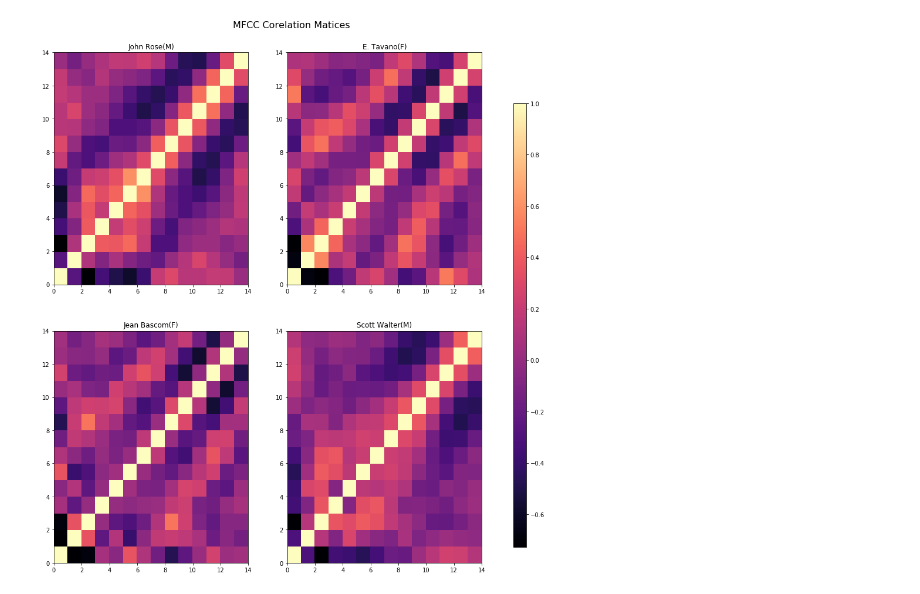
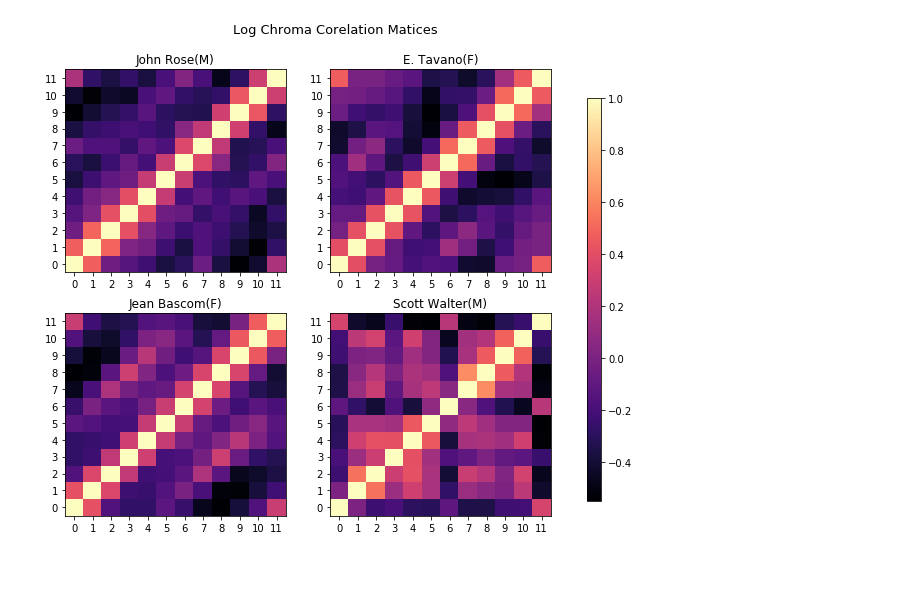
Before and after one commit to anshulshah96/Voice-Synthesizer, a Jupyter notebook: notebooks/plots/person_audio_plots.ipynb, the cells around one changed output. Saved outputs shown, nothing was run; the diff lists cells and outputs as text; code cells hidden in the pictures; blank space fills up the shorter version.

Commit message:
All Plots and Generated Voice Samples Added

```diff
--- a/notebooks/plots/person_audio_plots.ipynb
+++ b/notebooks/plots/person_audio_plots.ipynb
@@ -28,0 +43,21 @@ from pylab import pcolor, show, colorbar, xticks, yticks
+# %%
+fig, axes = plt.subplots(nrows=2, ncols=2,figsize=(10,8))
+
+plt.setp(axes, xticks=arange(0.5,14.5), xticklabels=range(0,14),
+        yticks=arange(0.5,14.5), yticklabels=range(0,14))
+
+plt.yticks(arange(0.5,12.5),range(0,12))
+
+for i,pid in enumerate([0,1,32,33]):
+    R = corrcoef(orig_df[orig_df['id']==pid][mfcc_list],rowvar = 0)
+    axobj = axes.flat[i]
+    plot1 = axobj.pcolormesh(R,cmap='magma');
+    _ = axobj.set_title(get_person_info(orig_df,pid));
+
+fig.subplots_adjust(hspace=0.2);
+fig.subplots_adjust(right=0.8);
+fig.suptitle("MFCC Corelation Matices",fontsize = 13)
+
+fig.subplots_adjust(top=0.90)
+cbar_ax = fig.add_axes([0.85, 0.15, 0.02, 0.7]);
+fig.colorbar(plot1, cax=cbar_ax);
@@ -29,25 +66,21 @@ from pylab import pcolor, show, colorbar, xticks, yticks
 # %%
-fig, axes = plt.subplots(nrows=2, ncols=2,figsize=(15,15))
+fig, axes = plt.subplots(nrows=2, ncols=2,figsize=(10,8))
 
-def get_person_info(df, pid):
-    row = orig_df[orig_df['id']==pid].iloc[1]
-    info = str(row['pname']) + "(" + str(row['pgender']) + ")"
-    return info
+plt.setp(axes, xticks=arange(0.5,12.5), xticklabels=range(0,12),
+        yticks=arange(0.5,12.5), yticklabels=range(0,12))
 
 for i,pid in enumerate([0,1,32,33]):
-    R = corrcoef(orig_df[orig_df['id']==pid][mfcc_list],rowvar = 0)
+    R = corrcoef(np.log(orig_df[orig_df['id']==pid][chroma_list]),rowvar = 0)
     axobj = axes.flat[i]
     plot1 = axobj.pcolormesh(R,cmap='magma');
     _ = axobj.set_title(get_person_info(orig_df,pid));
-#     _ = axobj.set_yticks(arange(0.5,14.5),range(0,14));
-#     _ = axobj.set_xticks(arange(0.5,14.5),range(0,14));
 
-# fig.subplots_adjust(hspace=0.3);
+fig.subplots_adjust(hspace=0.2);
 fig.subplots_adjust(right=0.8);
-fig.suptitle("MFCC Corelation Matices",fontsize = 16)
-# fig.tight_layout()
-fig.subplots_adjust(top=0.93)
+fig.suptitle("Log Chroma Corelation Matices",fontsize = 13)
+
+fig.subplots_adjust(top=0.90)
 cbar_ax = fig.add_axes([0.85, 0.15, 0.02, 0.7]);
 fig.colorbar(plot1, cax=cbar_ax);
 # %% [output]
-[figure, old version]
+[figure, new version]
```
Also changed, not shown: parts of 9 cells of this notebook, 13 other files.
